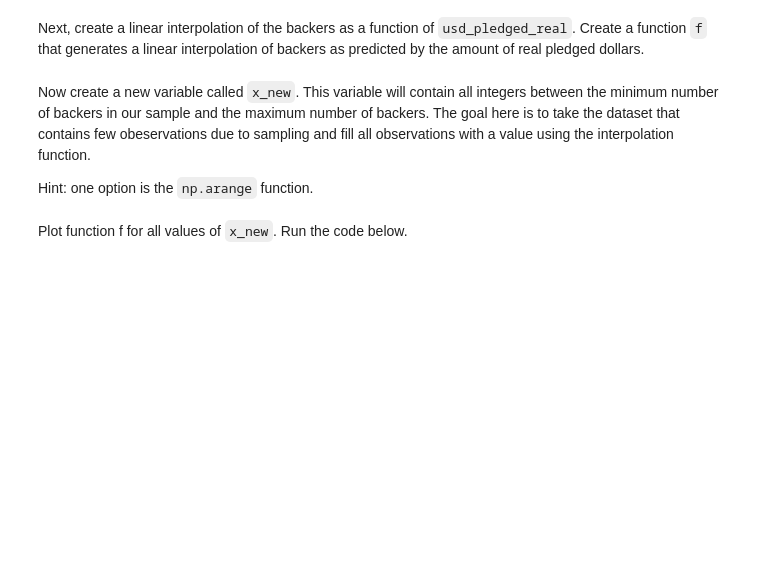
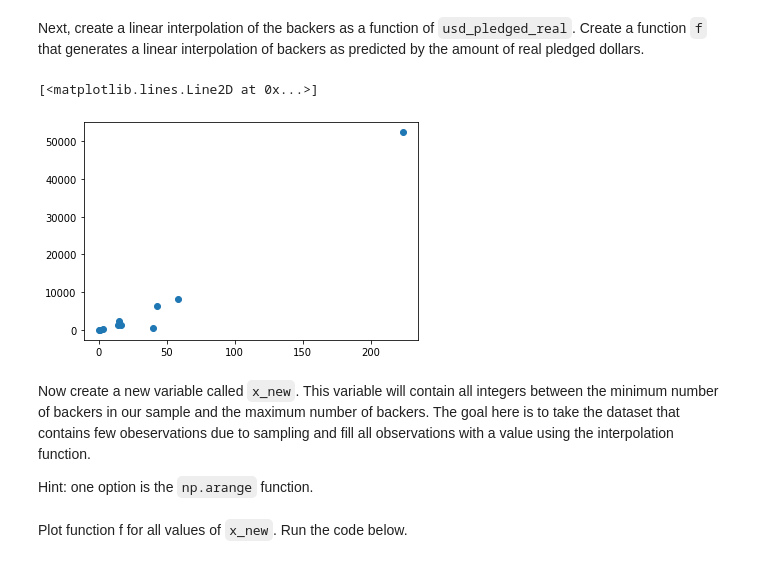
Before and after one commit to ta-datapt-bcn/lab-intro-to-scipy, a Jupyter notebook: your-code/main.ipynb, the cells around one changed output. Drawn from its saved outputs; the diff is of its cells as text; code cells hidden in the pictures; blank space fills up the shorter version.

```diff
--- a/your-code/main.ipynb
+++ b/your-code/main.ipynb
@@ -12,7 +17,7 @@ This submodule contains statistical functions for conducting hypothesis tests, p
 # %%
 # Run this code:
 
-kickstarter = pd.read_csv('../ks-projects-201801.csv')
+kickstarter = pd.read_csv('ks-projects-201801.csv')
 # %% [markdown]
 Now print the `head` function to examine the dataset.
 # %%
@@ -64,4 +109,6 @@ In the cell below, import the `interp1d` function and first take a sample of 10
 # %%
 # Your code here:
+sample = kickstarter[:10]
+#f = interp1d(kickstarter,x, kind = 'cubic')
 # %% [markdown]
 Next, create a linear interpolation of the backers as a function of `usd_pledged_real`. Create a function `f` that generates a linear interpolation of backers as predicted by the amount of real pledged dollars.
@@ -70,3 +115,13 @@ Next, create a linear interpolation of the backers as a function of `usd_pledged
+# %%
+# Your code here:
+x = sample.backers
+y = sample.usd_pledged_real
+
+f = interp1d(x,y)
+plt.plot(x, y, 'o')
+# %% [output]
+[<matplotlib.lines.Line2D at 0x...>]
+[figure, added]
 # %% [markdown]
 Now create a new variable called `x_new`. This variable will contain all integers between the minimum number of backers in our sample and the maximum number of backers. The goal here is to take the dataset that contains few obeservations due to sampling and fill all observations with a value using the interpolation function.
 
```
Also changed, not shown: parts of 15 cells of this notebook.
